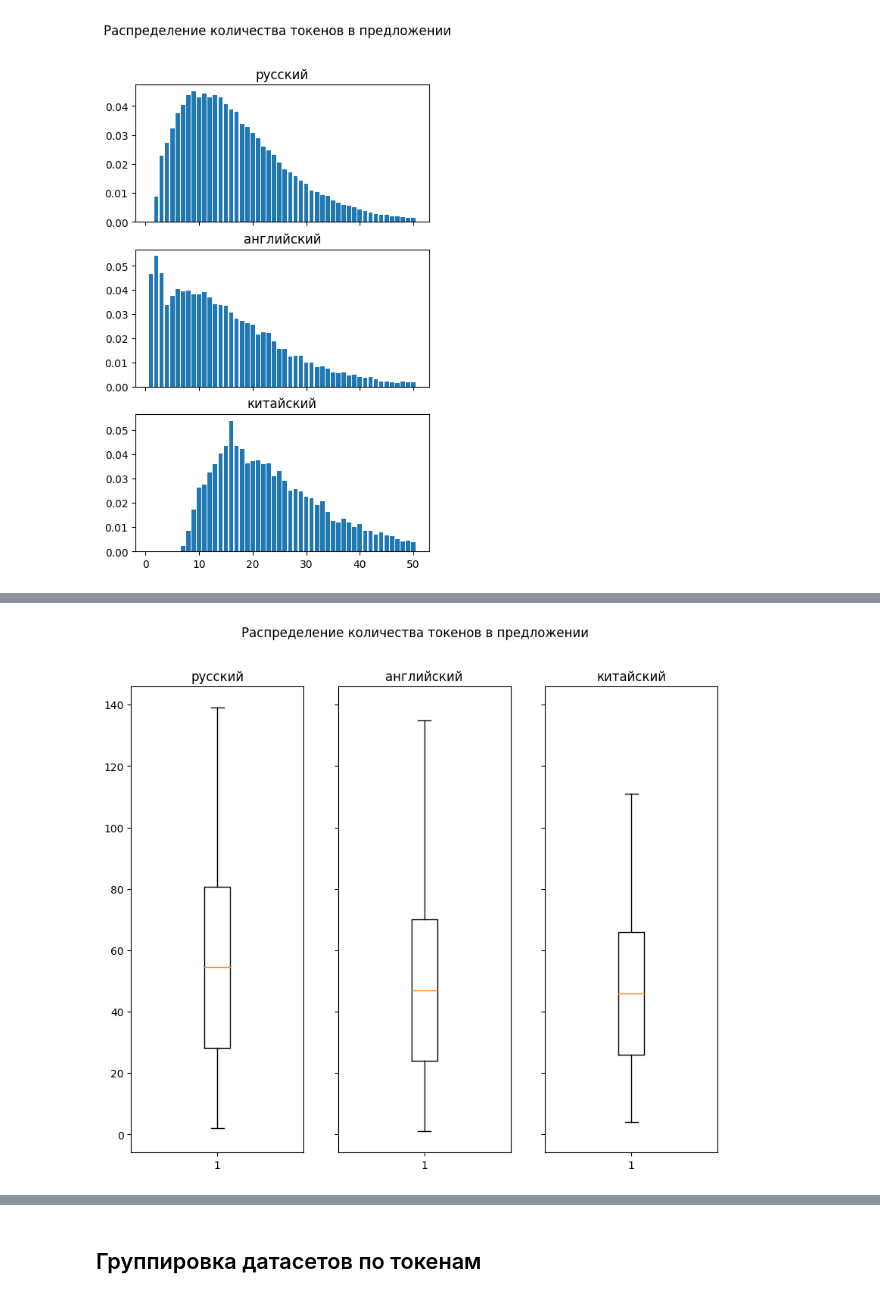
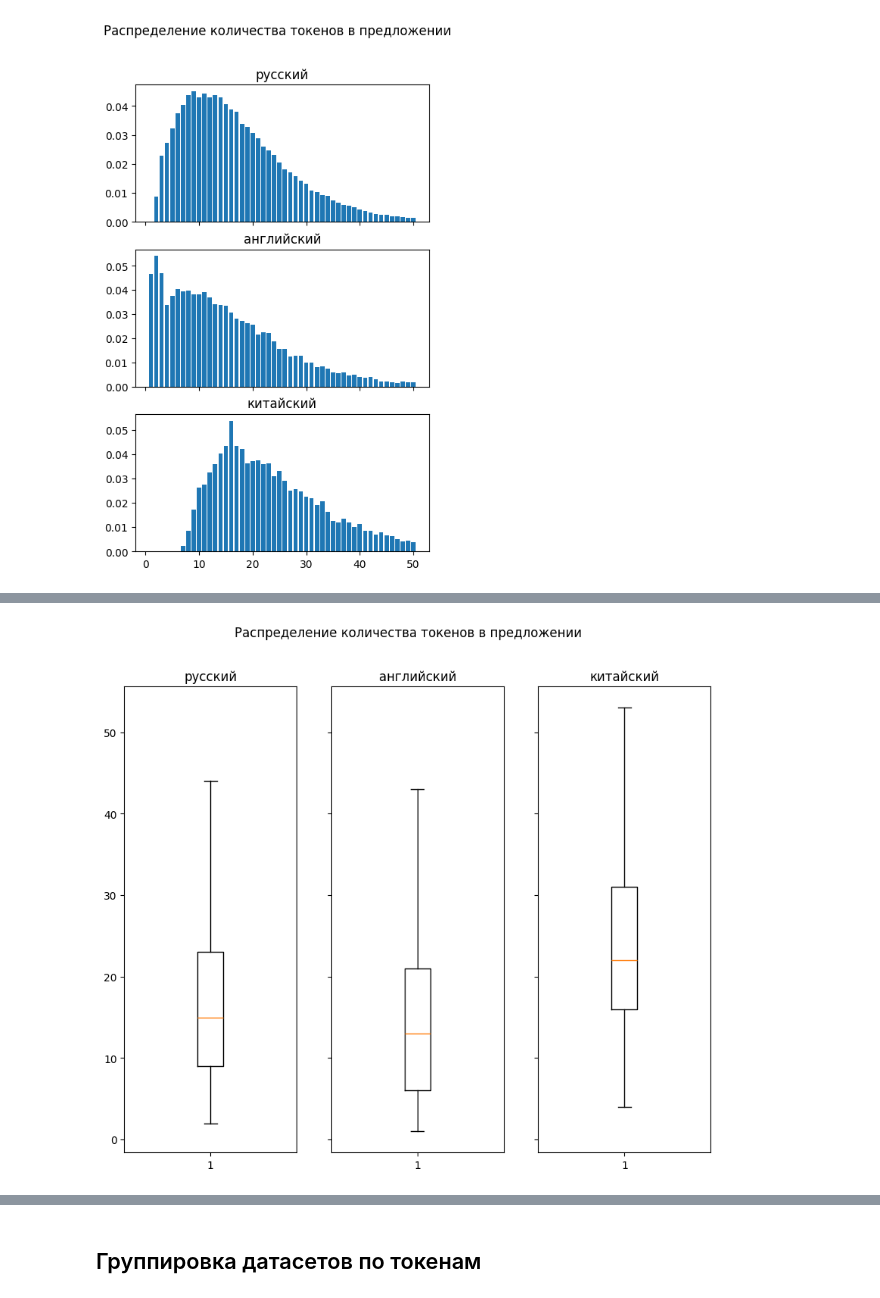
Before and after one commit to Derinhelm/treebank_statistics, a Jupyter notebook: treebank_stat.ipynb, the cells around one changed output, grey strips where cells are left out. Saved outputs shown, nothing was run; the diff lists cells and outputs as text; code cells hidden in the pictures.

```diff
--- a/treebank_stat.ipynb
+++ b/treebank_stat.ipynb
@@ -86,0 +161,3 @@ class Sentence:
+# %%
+for treebank_name, treebank_data in treebanks.items():
+    print(treebank_name, len(treebank_data.train), len(treebank_data.dev), len(treebank_data.test))
@@ -128,21 +177,11 @@ def create_lang_dicts():
 splitted_sents = {'rus': {'train': [], 'dev': [], 'test': []},
           'eng': {'train': [], 'dev': [], 'test': []},
           'chi': {'train': [], 'dev': [], 'test': []}}
-# %%
-splitted_sents['rus']['train'] = read_conll("/content/ru_syntagrus-ud-train-a.conllu") + \
-                                 read_conll("/content/ru_syntagrus-ud-train-b.conllu") + \
-                                 read_conll("/content/ru_syntagrus-ud-train-c.conllu")
-
-splitted_sents['rus']['dev'] = read_conll("/content/ru_syntagrus-ud-dev.conllu")
-splitted_sents['rus']['test'] = read_conll("/content/ru_syntagrus-ud-test.conllu")
-# %%
-splitted_sents['eng']['train'] = read_conll("/content/en_ewt-ud-train.conllu")
-splitted_sents['eng']['dev'] = read_conll("/content/en_ewt-ud-dev.conllu")
-splitted_sents['eng']['test'] = read_conll("/content/en_ewt-ud-test.conllu")
-
-splitted_sents['chi']['train'] = read_conll("/content/zh_gsd-ud-train.conllu")
-splitted_sents['chi']['dev'] = read_conll("/content/zh_gsd-ud-dev.conllu")
-splitted_sents['chi']['test'] = read_conll("/content/zh_gsd-ud-test.conllu")
+# %%
+for treebank_name in splitted_sents:
+  splitted_sents[treebank_name]['train'] = treebanks[treebank_name].train
+  splitted_sents[treebank_name]['dev'] = treebanks[treebank_name].dev
+  splitted_sents[treebank_name]['test'] = treebanks[treebank_name].test
 # %%
 for lang in splitted_sents:
     print(lang, ":", [(k, len(v)) for k, v in splitted_sents[lang].items()])
@@ -225,11 +298,11 @@ for bar_i, lang in enumerate(token_counters):
 # %%
 fig, ax = plt.subplots(nrows=1, ncols=3, figsize = (10,8), sharey=True)
 fig.suptitle('Распределение количества токенов в предложении')
 
 for col_i, lang in enumerate(token_counters):
-    ax[col_i].boxplot(x=token_counters[lang], showfliers=False,showcaps=True)
+    ax[col_i].boxplot(x=list(token_counters[lang].elements()), showfliers=False,showcaps=True)
     ax[col_i].title.set_text(lang_russian_title[lang])
 
 plt.show()
 # %% [output]
-[figure, old version]
+[figure, new version]
```
Also changed, not shown: parts of 33 cells of this notebook.
